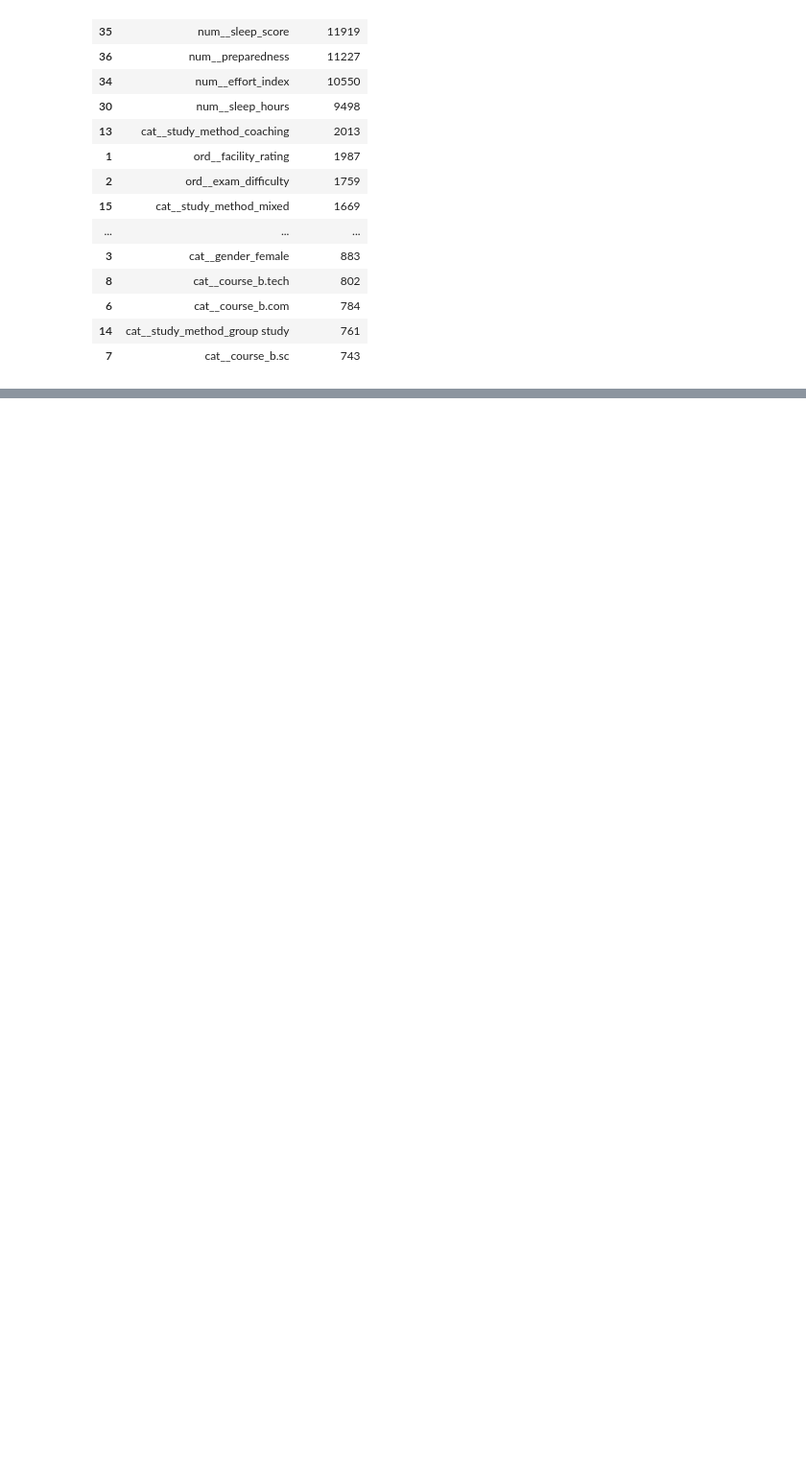
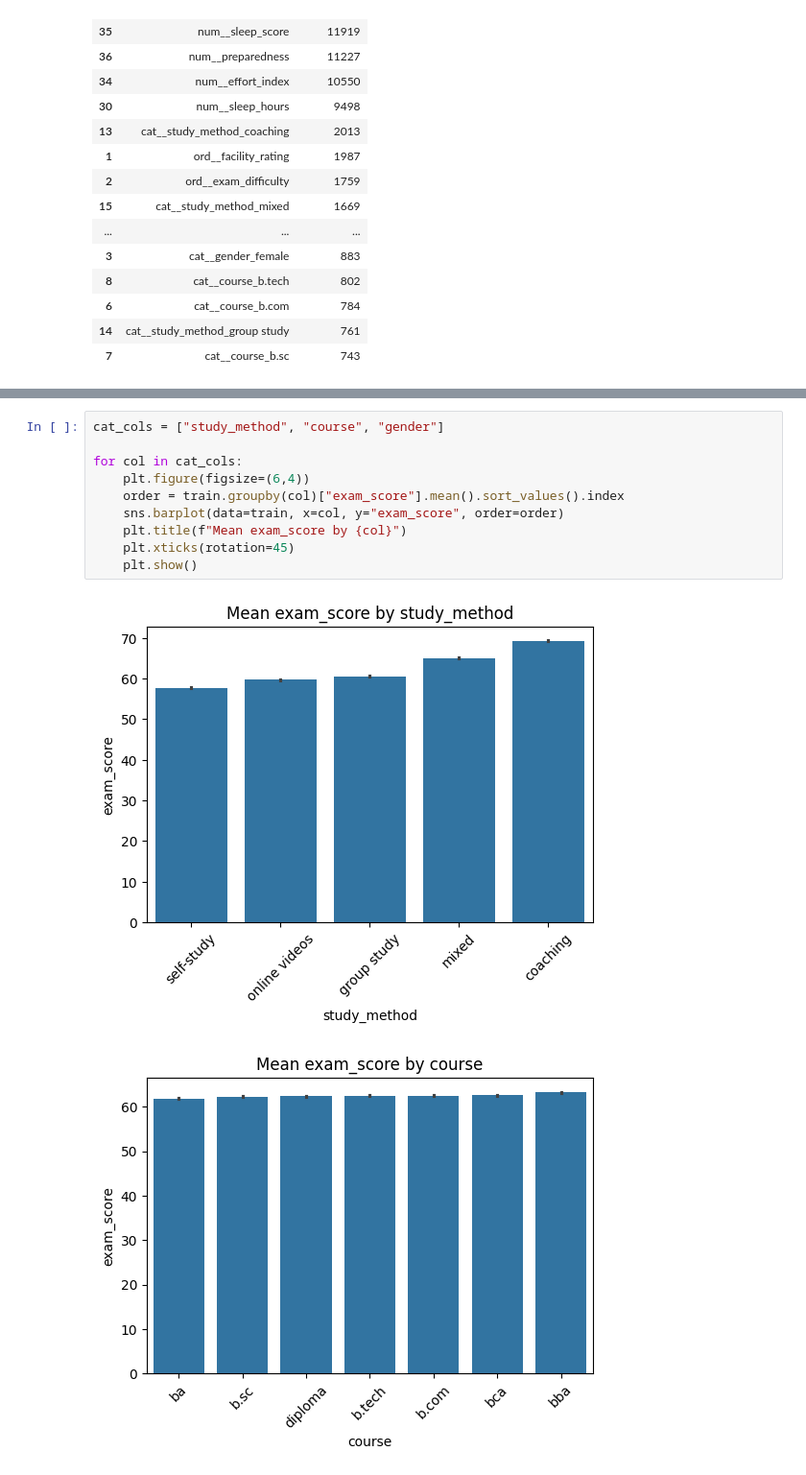
Before and after one commit to KetchupJL/Kaggle-Competitions, a Jupyter notebook: Predicting Student Test Scores/notebook1.ipynb, the cells around one changed output, grey strips where cells are left out. Shown at 96% size. Saved outputs shown, nothing was run; the diff lists cells and outputs as text; blank space fills up the shorter version.

```diff
--- a/Predicting Student Test Scores/notebook1.ipynb
+++ b/Predicting Student Test Scores/notebook1.ipynb
@@ -811,0 +847,13 @@ for col in num_cols:
+# %%
+cat_cols = ["study_method", "course", "gender"]
+
+for col in cat_cols:
+    plt.figure(figsize=(6,4))
+    order = train.groupby(col)["exam_score"].mean().sort_values().index
+    sns.barplot(data=train, x=col, y="exam_score", order=order)
+    plt.title(f"Mean exam_score by {col}")
+    plt.xticks(rotation=45)
+    plt.show()
+# %% [output]
+[figure, added]
+[figure, added]
```
Also changed, not shown: parts of 5 cells of this notebook.
